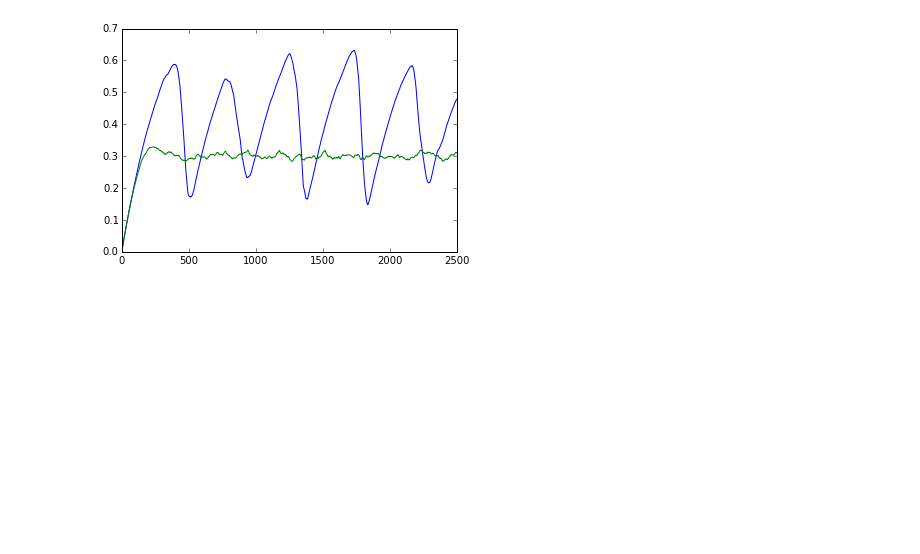
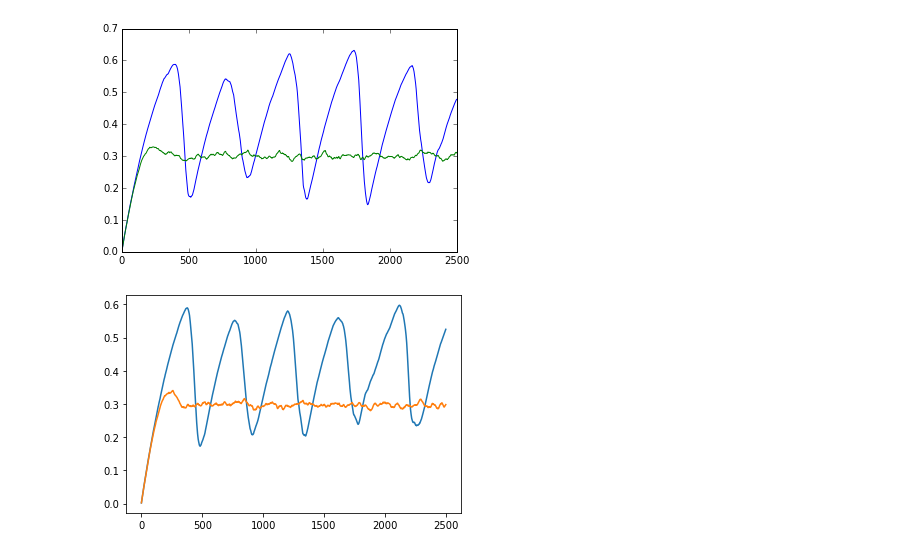
Before and after one commit to mockingtao/python_notes, a Jupyter notebook: 08_面向对象编程/0807_森林火灾模拟.ipynb, the cells around one changed output. Cells and saved outputs as stored; diff of their text form; code cells hidden in the pictures; blank space fills up the shorter version.

```diff
--- a/08_面向对象编程/0807_森林火灾模拟.ipynb
+++ b/08_面向对象编程/0807_森林火灾模拟.ipynb
@@ -219,3 +225,20 @@ plt.plot(tree_fractions)
 plt.show()
 # %% [output]
 [figure]
+# %%
+# cc
+forest = Forest()
+forest2 = Forest(p_lightning=5e-4) # cc:改成0.1 发现森林覆盖率会变得非常低。
+
+tree_fractions = []
+
+for i in range(2500):
+    forest.advance_one_step()
+    forest2.advance_one_step()
+    tree_fractions.append((forest.tree_fraction, forest2.tree_fraction))
+
+plt.plot(tree_fractions)
+
+plt.show()
+# %% [output]
+[figure, added]
```
Also changed, not shown: parts of 4 cells of this notebook, 30 other files.
